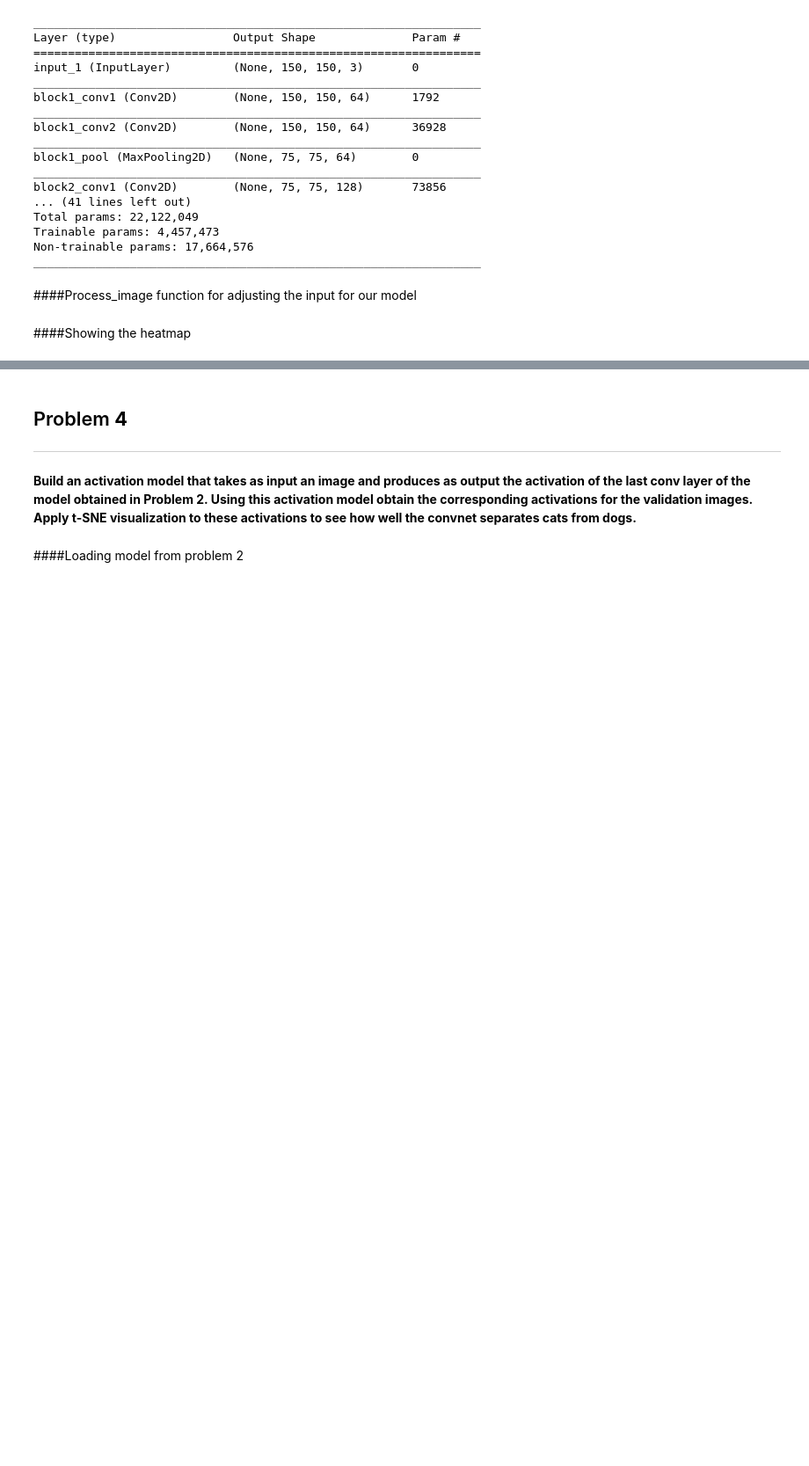
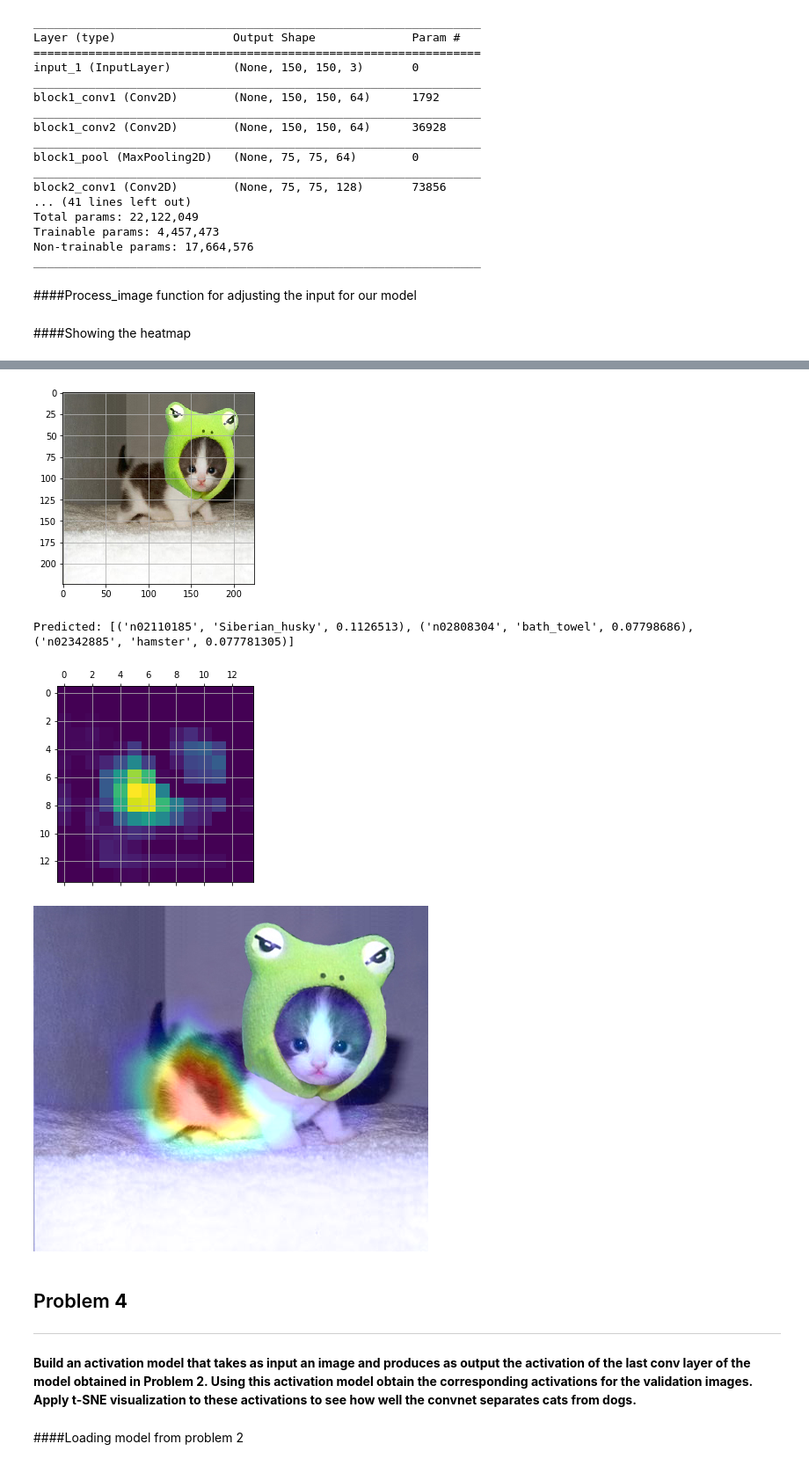
Before and after one commit to MahdiZaman/Spring2019-CAP5610, a Jupyter notebook: ml_hw3.ipynb, the cells around one changed output, grey strips where cells are left out. Shown at 88% size. Drawn from its saved outputs; the diff is of its cells as text; code cells hidden in the pictures; blank space fills up the shorter version.

```diff
--- a/ml_hw3.ipynb
+++ b/ml_hw3.ipynb
@@ -560,0 +601,10 @@ ValueError: ignored
+# %%
+from keras.preprocessing import image
+from keras.applications.vgg19 import preprocess_input, decode_predictions
+from keras.applications.vgg19 import VGG19
+# note that we keep the densely connected classifier;
+# in the two previous vizualization methods, we discarded it
+model = VGG19(weights='imagenet')
+img_path1='cat1.jpg'
+# %%
+last_conv_layer = model.get_layer('block5_conv4')
@@ -561,3 +675,10 @@ ValueError: ignored
+# %%
+process_image(img_path1)
+# %% [output]
+[figure, added]
+Predicted: [('n02110185', 'Siberian_husky', 0.1126513), ('n02808304', 'bath_towel', 0.07798686), ('n02342885', 'hamster', 0.077781305)]
+[figure, added]
+[figure, added]
 # %% [markdown]
 ## Problem **4**
 
```
Also changed, not shown: parts of 22 cells of this notebook.
